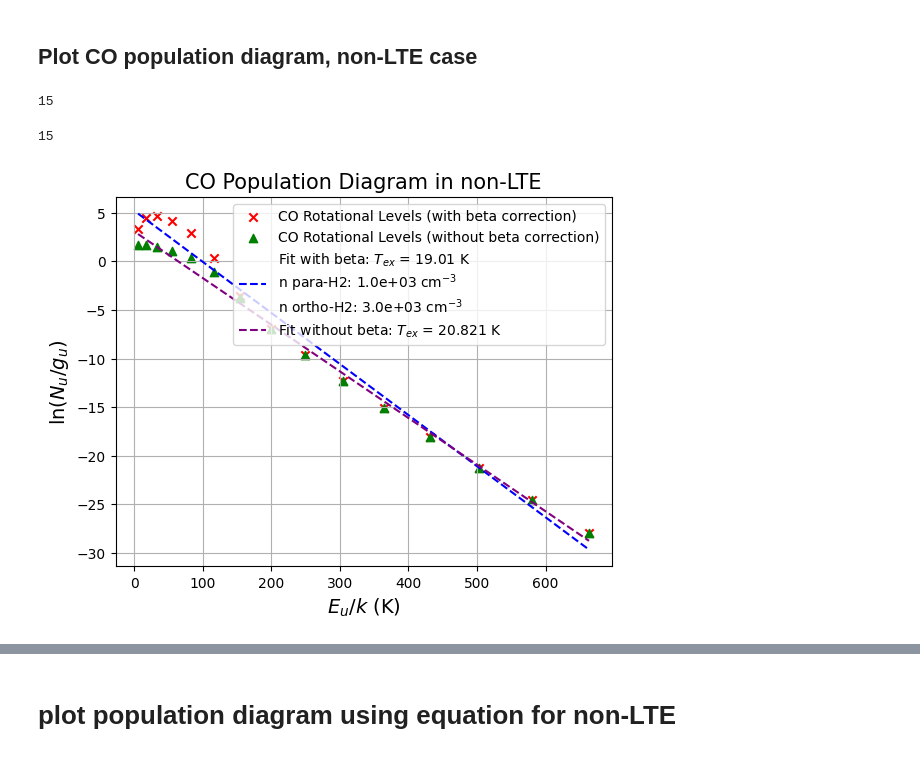
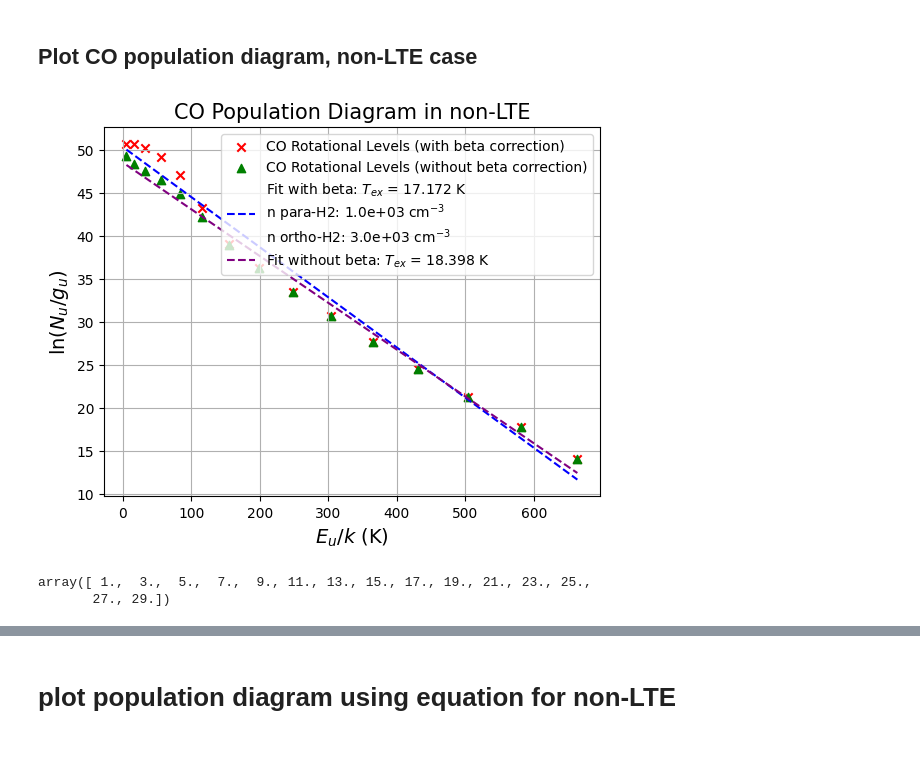
Before and after one commit to aleksej-rodano/phas0052_project, a Jupyter notebook: pythonradex_clean.ipynb, the cells around one changed output, grey strips where cells are left out. Cells and saved outputs as stored; diff of their text form; code cells hidden in the pictures.

```diff
--- a/pythonradex_clean.ipynb
+++ b/pythonradex_clean.ipynb
@@ -304,9 +330,7 @@ dict_keys(['levels', 'radiative transitions', 'collisional transitions', 'quantu
 CO_cloud_instance = myclass(cloud, data_co, N, width_v, Tkin)
 
 # Extract values from the cloud object and the data file, and calculate gamma factor
-TexCo, tauCo, AulCo, BulCo, nu0_arrayCo, EuCo, gCO, gammaCo, NuCo, NlCo, FWHMCO = (
-    CO_cloud_instance.extract_and_calculate(debug=True)
-)
+TexCo, tauCo, AulCo, BulCo, nu0_arrayCo, EuCo, gCO, gammaCo, NuCo, NlCo, FWHMCO = CO_cloud_instance.extract_and_calculate(debug=True)
 # %% [output]
 Size of levels: 41
 Size of rad_transitions: 40
@@ -977,8 +933,8 @@ cloud.print_results()
 CO_cloud_instance_nonLTE = myclass(cloud, data_co, N, width_v, Tkin)
 # get the values from the non-LtE cloud object and the data file
 
-TexCo_nonLTE, tauCo_nonLTE, _, _, _, _, _, gammaCo_nonLTE, NuCo_nonLTE, NlCo_nonLTE, FWHMCO_nonLTE = (
-    CO_cloud_instance_nonLTE.extract_and_calculate(debug=True)
+TexCo_nonLTE, tauCo_nonLTE, _, _, _, _, _, gammaCo_nonLTE, NuCo_nonLTE, NlCo_nonLTE, FWHMCO_nonLTE = CO_cloud_instance_nonLTE.extract_and_calculate(
+    debug=True
 )
 
 
@@ -1022,33 +1000,23 @@ plt.show()
 [figure]
 # %% [markdown]
 ## Plot CO population diagram, non-LTE case
-# %%
-len(gCO)
-# %% [output]
-15
-# %%
-len(tauCo_nonLTE)
-# %% [output]
-15
 # %%
 # calculate escape probability for each transition
-beta_nonLTE = (1 - np.exp(-tauCo_nonLTE)) / tauCo_nonLTE
+beta_nonLTE = beta_sphere(tauCo_nonLTE)
 
 # create a mask for tau_co_nonLTE values greater than 0.1, returns a boolean array
 mask_tau = tauCo_nonLTE > 0.1
 
 # initialize y_values_nonLTE with the values without beta correction
-y_values_nonLTE = np.log(tauCo_nonLTE / gCO)
+y_values_nonLTE = np.log(NuCo_nonLTE / gCO)
 
 # apply beta correction only for values where tau_co_nonLTE > 0.1
-y_values_nonLTE[mask_tau] = np.log(tauCo_nonLTE[mask_tau] / (gCO[mask_tau] * beta_nonLTE[mask_tau]))
+y_values_nonLTE[mask_tau] = np.log(NuCo_nonLTE[mask_tau] / (gCO[mask_tau] * beta_nonLTE[mask_tau]))
 
 # plot population diagram
 fig, ax = plt.subplots()
 plt.scatter(EuCo, y_values_nonLTE, marker="x", color="red", label="CO Rotational Levels (with beta correction)")
-plt.scatter(
-    EuCo, np.log(tauCo_nonLTE / gCO), marker="^", color="green", label="CO Rotational Levels (without beta correction)"
-)
+plt.scatter(EuCo, np.log(NuCo_nonLTE / gCO), marker="^", color="green", label="CO Rotational Levels (without beta correction)")
 plt.xlabel(r"$E_u/k$ (K)", fontsize=14)
 plt.ylabel(r"$\ln(N_u/ g_u)$", fontsize=14)
 plt.title("CO Population Diagram in non-LTE", fontsize=15)
@@ -1058,34 +1026,34 @@ fit = np.polyfit(EuCo, y_values_nonLTE, 1)  # Linear fit
 T_ex_nonLTE = -1 / fit[0]  # Rotational temperature from slope
 
 # Fit a straight line to estimate T_ex without beta correction
-fit_no_beta = np.polyfit(EuCo, np.log(tauCo_nonLTE / gCO), 1)  # Linear fit
+fit_no_beta = np.polyfit(EuCo, np.log(NuCo_nonLTE / gCO), 1)  # Linear fit
 T_ex_nonLTE_no_beta = -1 / fit_no_beta[0]  # Rotational temperature from slope
 
 # Plot the best-fit line with beta correction
 x_fit = np.linspace(min(EuCo), max(EuCo), 100)
 y_fit = fit[0] * x_fit + fit[1]
 plt.plot(
     x_fit,
     y_fit,
     linestyle="--",
     color="blue",
     label=(
         f"Fit with beta: $T_{{ex}}$ = {T_ex_nonLTE:.5g} K\nn para-H2: {para_h2_density_nonLTE:.1e} cm$^{{-3}}$\nn ortho-H2: {ortho_h2_density_nonLTE:.1e} cm$^{{-3}}$"
     ),
 )
 
 # Plot the best-fit line without beta correction
 y_fit_no_beta = fit_no_beta[0] * x_fit + fit_no_beta[1]
 plt.plot(
     x_fit,
     y_fit_no_beta,
     linestyle="--",
     color="purple",
     label=(f"Fit without beta: $T_{{ex}}$ = {T_ex_nonLTE_no_beta:.5g} K"),
 )
 
 plt.legend()
 ax.grid()
 plt.show()
 # %% [output]
-[figure, old version]
+[figure, new version]
@@ -1091,0 +1084,5 @@ plt.show()
+# %%
+gCO
+# %% [output]
+array([ 1.,  3.,  5.,  7.,  9., 11., 13., 15., 17., 19., 21., 23., 25.,
+       27., 29.])
```
Also changed, not shown: parts of 27 cells of this notebook, 1 other file.
